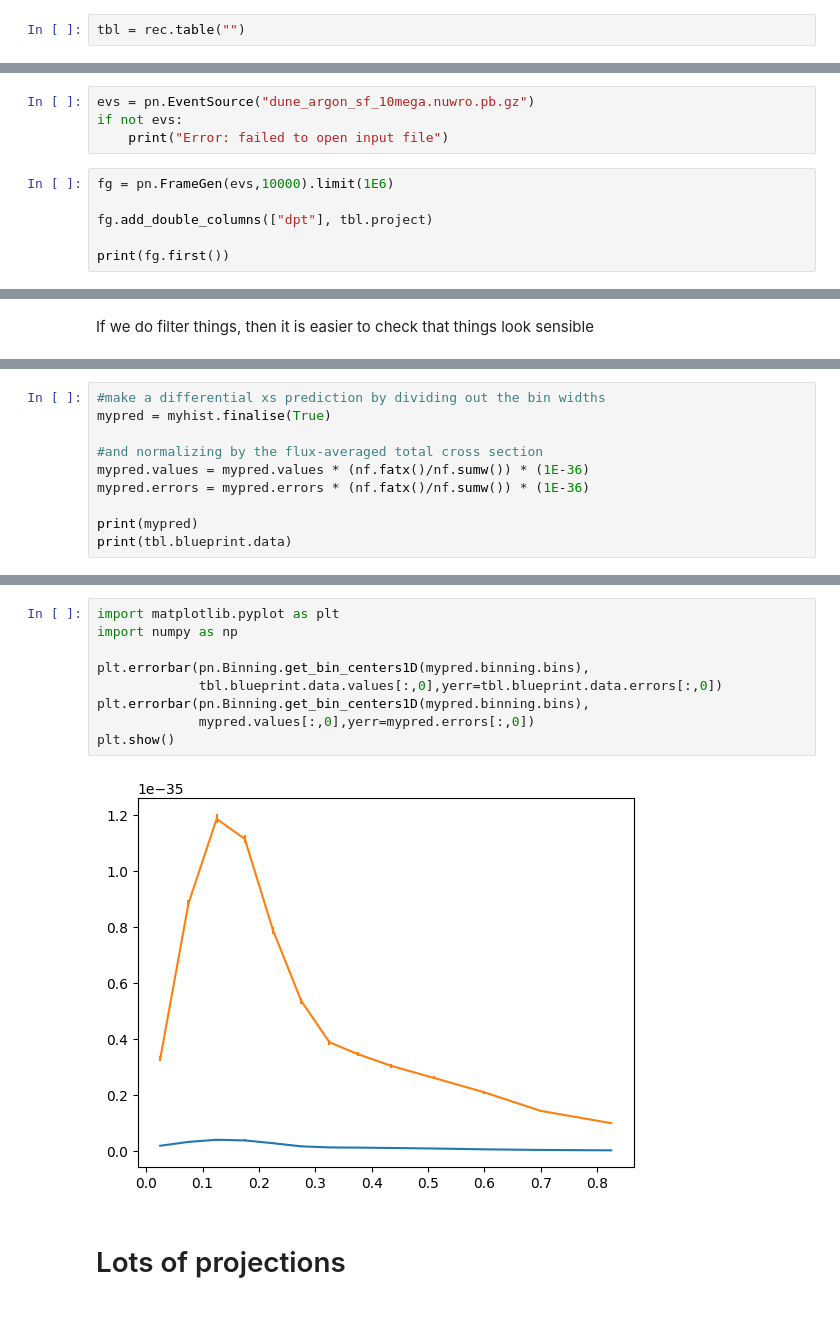
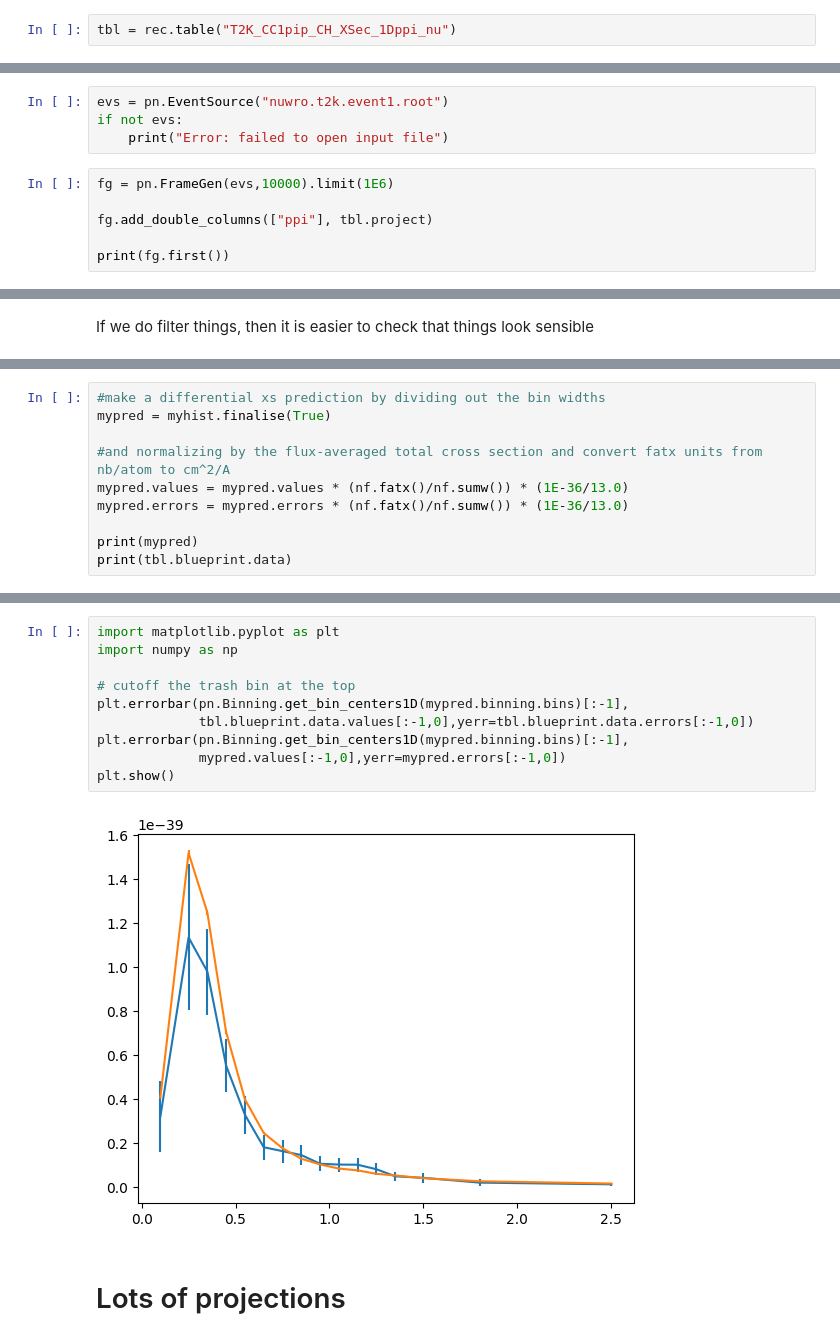
Before and after one commit to NUISANCEMC/nuisance3, a Jupyter notebook: notebooks/nuisance2.ipynb, the cells around one changed output, grey strips where cells are left out. Drawn from its saved outputs; the diff is of its cells as text.

```diff
--- a/notebooks/nuisance2.ipynb
+++ b/notebooks/nuisance2.ipynb
@@ -30,2 +11,2 @@ Signal: CC1Mu1p
 # %%
-tbl = rec.table("")
+tbl = rec.table("T2K_CC1pip_CH_XSec_1Dppi_nu")
@@ -32,11 +19,11 @@ tbl = rec.table("")
 # %%
-evs = pn.EventSource("dune_argon_sf_10mega.nuwro.pb.gz")
+evs = pn.EventSource("nuwro.t2k.event1.root")
 if not evs:
     print("Error: failed to open input file")
 # %%
 fg = pn.FrameGen(evs,10000).limit(1E6)
 
-fg.add_double_columns(["dpt"], tbl.project)
+fg.add_double_columns(["ppi"], tbl.project)
 
 print(fg.first())
 # %% [output]
@@ -116,9 +103,9 @@ Processing 6131 rows
 #make a differential xs prediction by dividing out the bin widths
 mypred = myhist.finalise(True)
 
-#and normalizing by the flux-averaged total cross section
-mypred.values = mypred.values * (nf.fatx()/nf.sumw()) * (1E-36)
-mypred.errors = mypred.errors * (nf.fatx()/nf.sumw()) * (1E-36)
+#and normalizing by the flux-averaged total cross section and convert fatx units from nb/atom to cm^2/A
+mypred.values = mypred.values * (nf.fatx()/nf.sumw()) * (1E-36/13.0)
+mypred.errors = mypred.errors * (nf.fatx()/nf.sumw()) * (1E-36/13.0)
 
 print(mypred)
 print(tbl.blueprint.data)
@@ -143,14 +130,15 @@ print(tbl.blueprint.data)
 # %%
 import matplotlib.pyplot as plt
 import numpy as np
 
-plt.errorbar(pn.Binning.get_bin_centers1D(mypred.binning.bins),
-             tbl.blueprint.data.values[:,0],yerr=tbl.blueprint.data.errors[:,0])
-plt.errorbar(pn.Binning.get_bin_centers1D(mypred.binning.bins),
-             mypred.values[:,0],yerr=mypred.errors[:,0])
+# cutoff the trash bin at the top
+plt.errorbar(pn.Binning.get_bin_centers1D(mypred.binning.bins)[:-1],
+             tbl.blueprint.data.values[:-1,0],yerr=tbl.blueprint.data.errors[:-1,0])
+plt.errorbar(pn.Binning.get_bin_centers1D(mypred.binning.bins)[:-1],
+             mypred.values[:-1,0],yerr=mypred.errors[:-1,0])
 plt.show()
 # %% [output]
-[figure, old version]
+[figure, new version]
 # %% [markdown]
 # Lots of projections
 # %%
```
Also changed, not shown: parts of 13 cells of this notebook, 8 other files.
